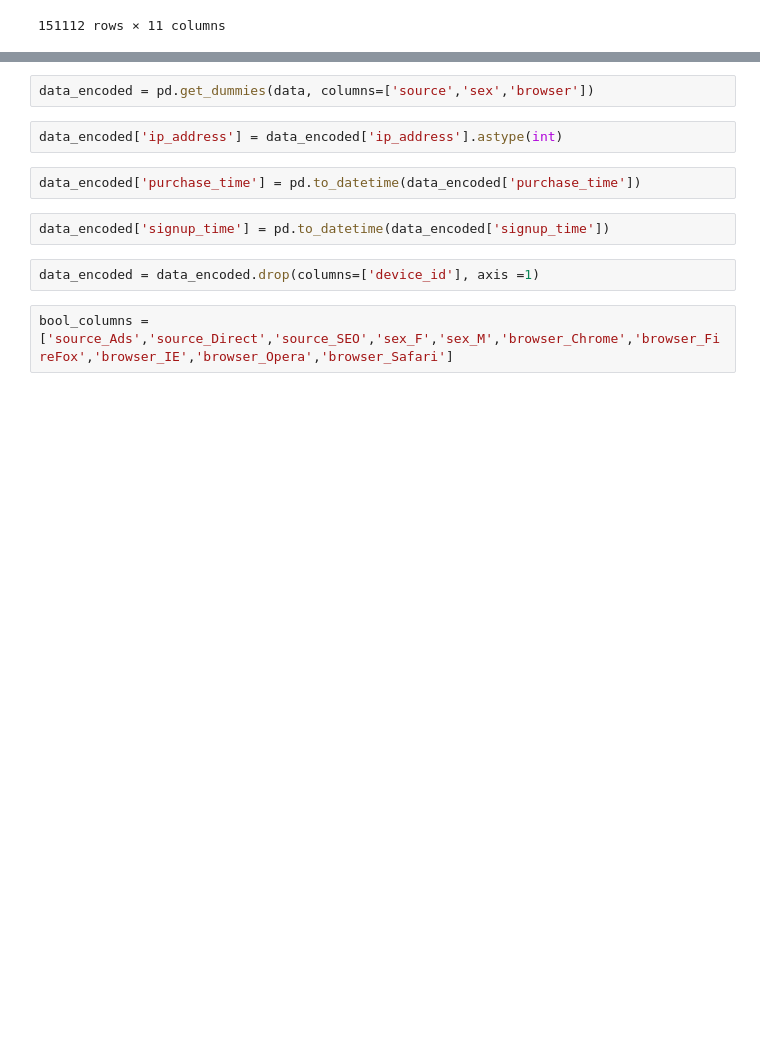
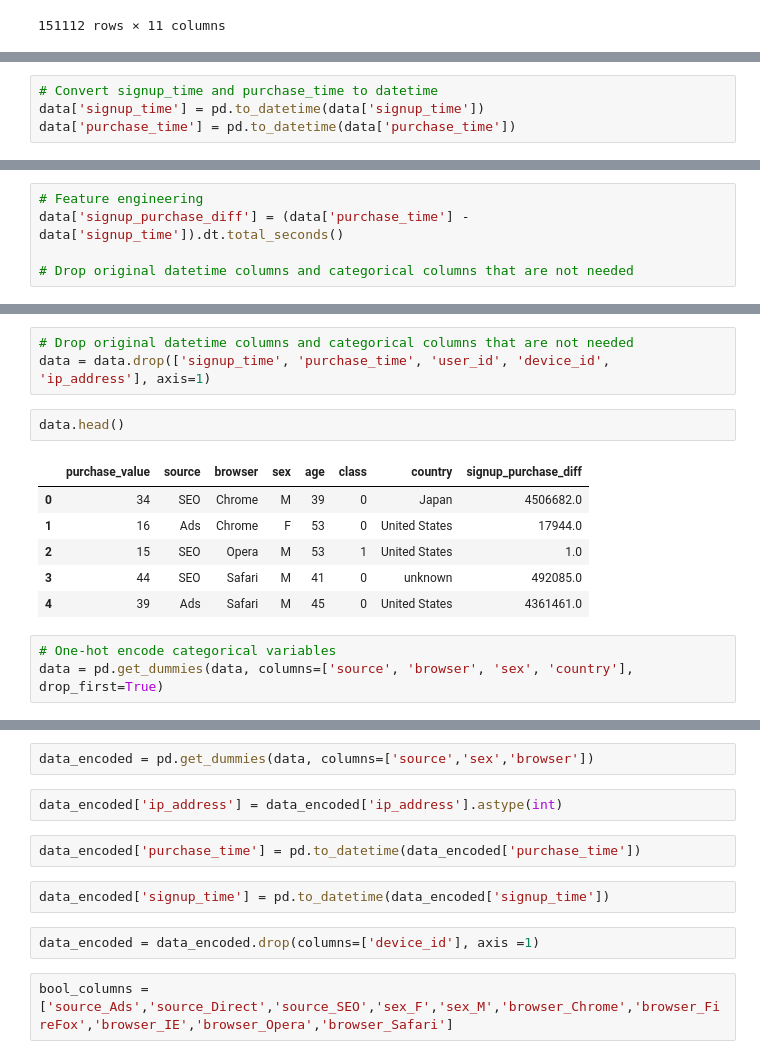
Before and after one commit to nadnes/Improved_detection_of_fraud_cases_for_e-commerce_bank_transactions, a Jupyter notebook: EDA & MODEL(B&T).ipynb, the cells around one changed output, grey strips where cells are left out. Drawn from its saved outputs; the diff is of its cells as text; blank space fills up the shorter version.

```diff
--- a/EDA & MODEL(B&T).ipynb
+++ b/EDA & MODEL(B&T).ipynb
@@ -48,0 +87,4 @@ data
+# %%
+# Convert signup_time and purchase_time to datetime
+data['signup_time'] = pd.to_datetime(data['signup_time'])
+data['purchase_time'] = pd.to_datetime(data['purchase_time'])
@@ -48,0 +107,5 @@ data
+# %%
+# Feature engineering
+data['signup_purchase_diff'] = (data['purchase_time'] - data['signup_time']).dt.total_seconds()
+
+# Drop original datetime columns and categorical columns that are not needed
@@ -48,0 +129,15 @@ data
+# %%
+# Drop original datetime columns and categorical columns that are not needed
+data = data.drop(['signup_time', 'purchase_time', 'user_id', 'device_id', 'ip_address'], axis=1)
+# %%
+data.head()
+# %% [output]
+|  | purchase_value | source | browser | sex | age | class | country | signup_purchase_diff |
+| 0 | 34 | SEO | Chrome | M | 39 | 0 | Japan | 4506682.0 |
+| 1 | 16 | Ads | Chrome | F | 53 | 0 | United States | 17944.0 |
+| 2 | 15 | SEO | Opera | M | 53 | 1 | United States | 1.0 |
+| 3 | 44 | SEO | Safari | M | 41 | 0 | unknown | 492085.0 |
+| 4 | 39 | Ads | Safari | M | 45 | 0 | United States | 4361461.0 |
+# %%
+# One-hot encode categorical variables
+data = pd.get_dummies(data, columns=['source', 'browser', 'sex', 'country'], drop_first=True)
```
Also changed, not shown: parts of 12 cells of this notebook.
